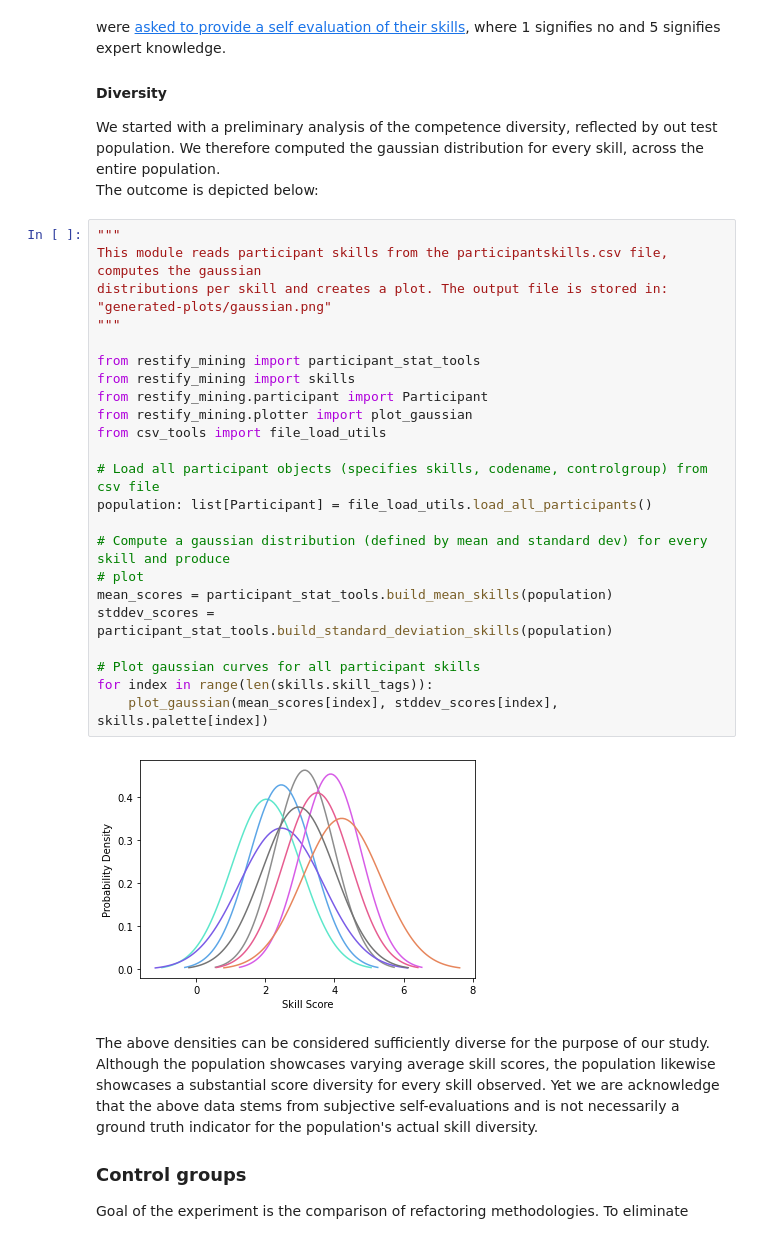
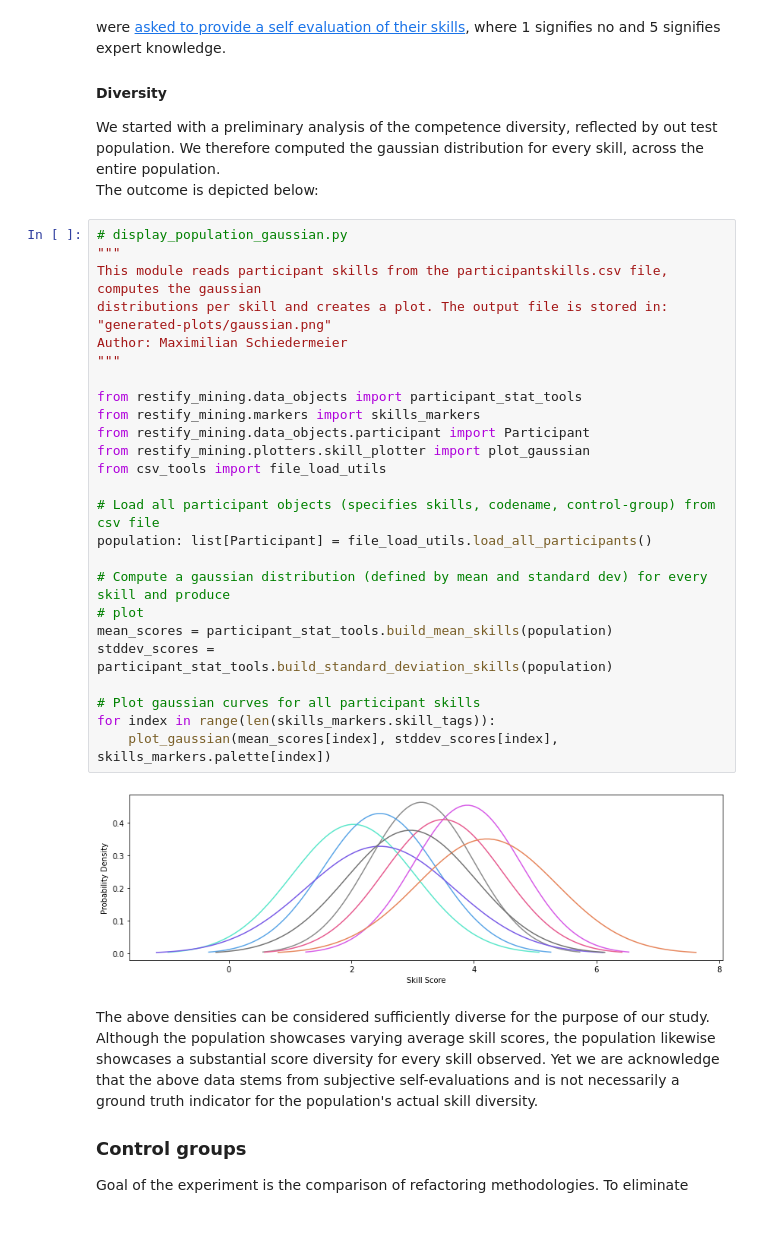
Before and after one commit to m5c/RestifyJupyter, a Jupyter notebook: Restify.ipynb, the cells around one changed output. Drawn from its saved outputs; the diff is of its cells as text.

```diff
--- a/Restify.ipynb
+++ b/Restify.ipynb
@@ -16,31 +16,33 @@ We recruited 28 software engineers from various backgrounds and diverse prelimin
 We started with a preliminary analysis of the competence diversity, reflected by out test population. We therefore computed the gaussian distribution for every skill, across the entire population.
 The outcome is depicted below:
 # %%
+# display_population_gaussian.py
 """
 This module reads participant skills from the participantskills.csv file, computes the gaussian
 distributions per skill and creates a plot. The output file is stored in:
 "generated-plots/gaussian.png"
+Author: Maximilian Schiedermeier
 """
 
-from restify_mining import participant_stat_tools
-from restify_mining import skills
-from restify_mining.participant import Participant
-from restify_mining.plotter import plot_gaussian
+from restify_mining.data_objects import participant_stat_tools
+from restify_mining.markers import skills_markers
+from restify_mining.data_objects.participant import Participant
+from restify_mining.plotters.skill_plotter import plot_gaussian
 from csv_tools import file_load_utils
 
-# Load all participant objects (specifies skills, codename, controlgroup) from csv file
+# Load all participant objects (specifies skills, codename, control-group) from csv file
 population: list[Participant] = file_load_utils.load_all_participants()
 
 # Compute a gaussian distribution (defined by mean and standard dev) for every skill and produce
 # plot
 mean_scores = participant_stat_tools.build_mean_skills(population)
 stddev_scores = participant_stat_tools.build_standard_deviation_skills(population)
 
 # Plot gaussian curves for all participant skills
-for index in range(len(skills.skill_tags)):
-    plot_gaussian(mean_scores[index], stddev_scores[index], skills.palette[index])
+for index in range(len(skills_markers.skill_tags)):
+    plot_gaussian(mean_scores[index], stddev_scores[index], skills_markers.palette[index])
 # %% [output]
-[figure, old version]
+[figure, new version]
 # %% [markdown]
 The above densities can be considered sufficiently diverse for the purpose of our study. Although the population showcases varying average skill scores, the population likewise showcases a substantial score diversity for every skill observed. Yet we are acknowledge that the above data stems from subjective self-evaluations and is not necessarily a ground truth indicator for the population's actual skill diversity.
 
```
Also changed, not shown: parts of 1 cell of this notebook, 2 other files.
